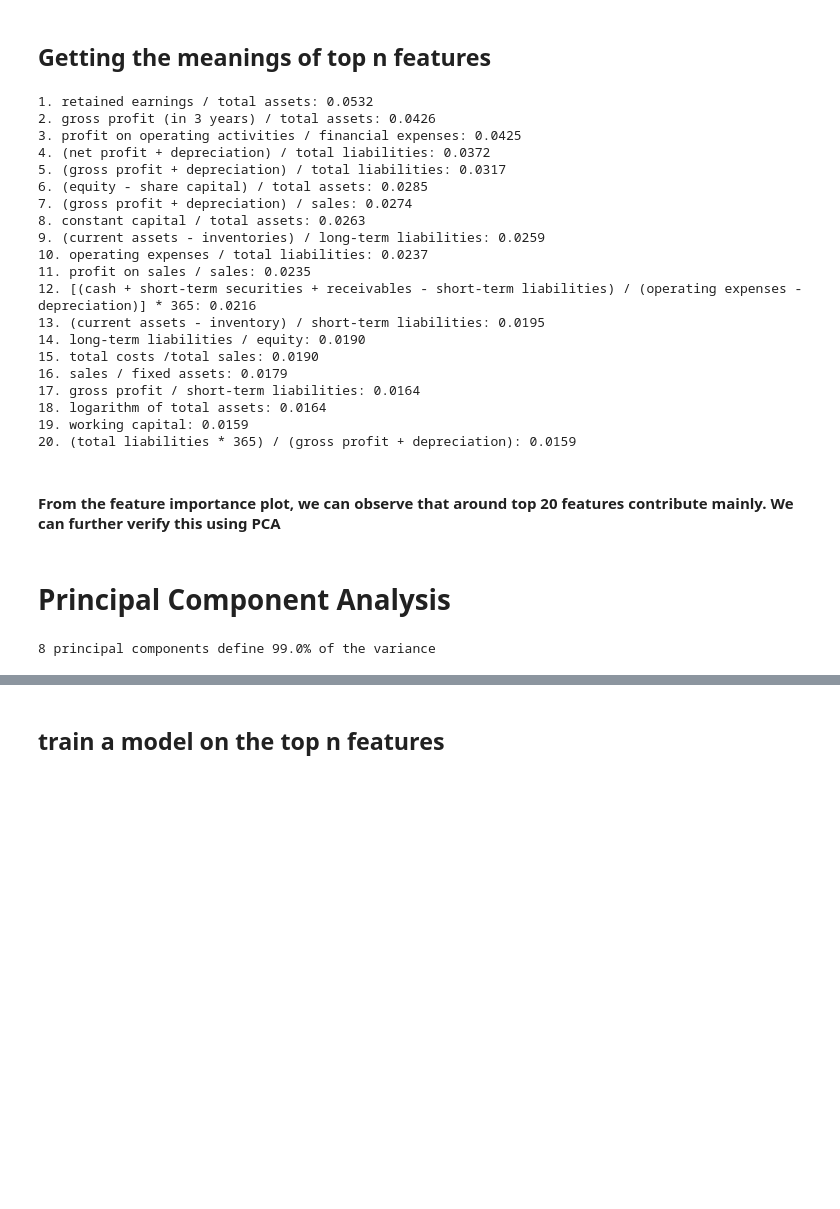
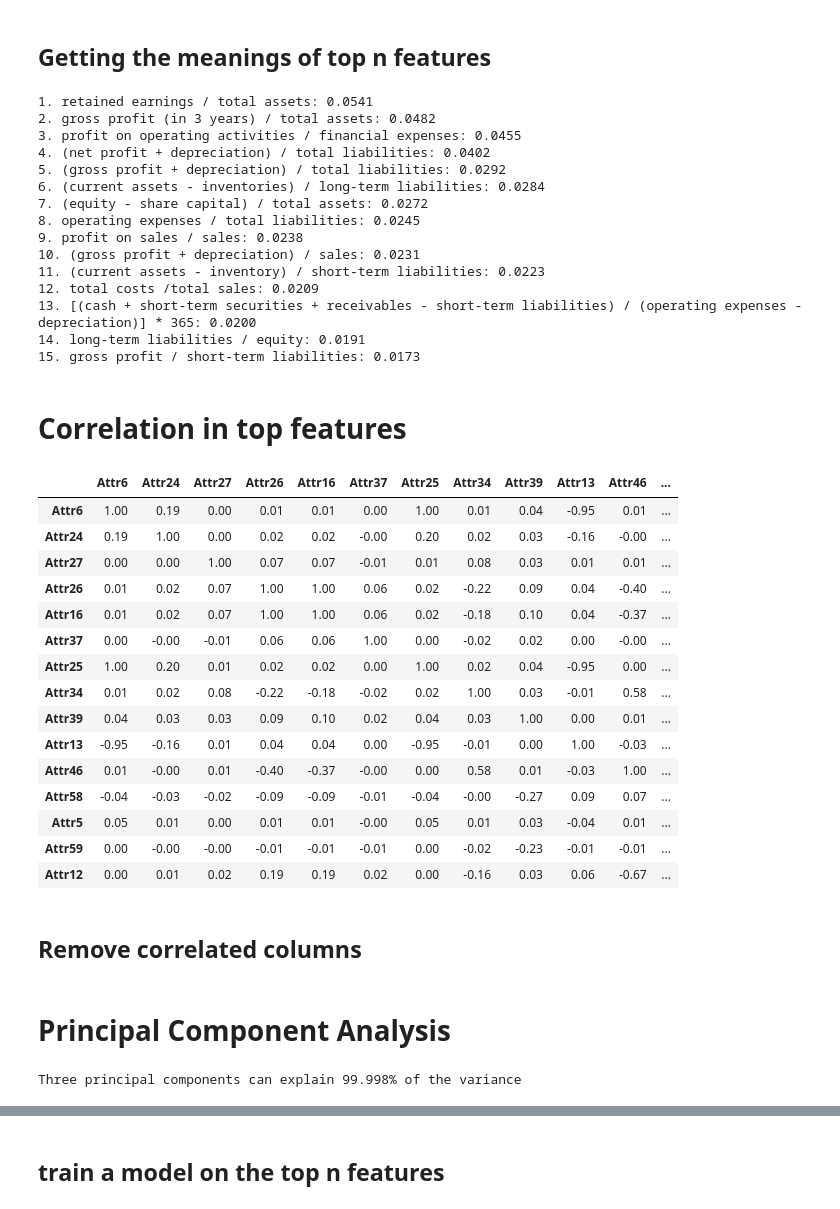
Before and after one commit to devarajphukan/bankruptcy_classification, a Jupyter notebook: explore.ipynb, the cells around one changed output, grey strips where cells are left out. Saved outputs shown, nothing was run; the diff lists cells and outputs as text; code cells hidden in the pictures; blank space fills up the shorter version.

```diff
--- a/explore.ipynb
+++ b/explore.ipynb
@@ -194,7 +209,7 @@ with open("features.txt") as f:
 # %% [markdown]
 ## Getting the meanings of top n features
 # %%
-n_top_features = 20
+n_top_features = 15
 
 top_n_feature_names = [features_dict[f].strip() for f in feature_importances.nlargest(n_top_features).index]
 top_n_features = dict(zip(top_n_feature_names, feature_importances.nlargest(n_top_features)))
@@ -204,25 +219,42 @@ for i in top_n_features.keys():
     print(f"{counter}. {i}: {top_n_features[i]:.4f}")
     counter += 1
 # %% [output]
-1. retained earnings / total assets: 0.0532
-2. gross profit (in 3 years) / total assets: 0.0426
-3. profit on operating activities / financial expenses: 0.0425
-4. (net profit + depreciation) / total liabilities: 0.0372
-5. (gross profit + depreciation) / total liabilities: 0.0317
-6. (equity - share capital) / total assets: 0.0285
-7. (gross profit + depreciation) / sales: 0.0274
-8. constant capital / total assets: 0.0263
-9. (current assets - inventories) / long-term liabilities: 0.0259
-10. operating expenses / total liabilities: 0.0237
-11. profit on sales / sales: 0.0235
-12. [(cash + short-term securities + receivables - short-term liabilities) / (operating expenses - depreciation)] * 365: 0.0216
-13. (current assets - inventory) / short-term liabilities: 0.0195
-14. long-term liabilities / equity: 0.0190
-15. total costs /total sales: 0.0190
-16. sales / fixed assets: 0.0179
-17. gross profit / short-term liabilities: 0.0164
-18. logarithm of total assets: 0.0164
-19. working capital: 0.0159
-20. (total liabilities * 365) / (gross profit + depreciation): 0.0159
+1. retained earnings / total assets: 0.0541
+2. gross profit (in 3 years) / total assets: 0.0482
+3. profit on operating activities / financial expenses: 0.0455
+4. (net profit + depreciation) / total liabilities: 0.0402
+5. (gross profit + depreciation) / total liabilities: 0.0292
+6. (current assets - inventories) / long-term liabilities: 0.0284
+7. (equity - share capital) / total assets: 0.0272
+8. operating expenses / total liabilities: 0.0245
+9. profit on sales / sales: 0.0238
+10. (gross profit + depreciation) / sales: 0.0231
+11. (current assets - inventory) / short-term liabilities: 0.0223
+12. total costs /total sales: 0.0209
+13. [(cash + short-term securities + receivables - short-term liabilities) / (operating expenses - depreciation)] * 365: 0.0200
+14. long-term liabilities / equity: 0.0191
+15. gross profit / short-term liabilities: 0.0173
-# %% [markdown]
-#### From the feature importance plot, we can observe that around top 20 features contribute mainly. We can further verify this using PCA
+# %% [markdown]
+# Correlation in top features
+# %%
+corr = X_over_sampled[feature_importances.nlargest(15).index].sample(1000).corr()
+corr.style.background_gradient().set_precision(2)
+# %% [output]
+|  | Attr6 | Attr24 | Attr27 | Attr26 | Attr16 | Attr37 | Attr25 | Attr34 | Attr39 | Attr13 | Attr46 | ... |
+| Attr6 | 1.00 | 0.19 | 0.00 | 0.01 | 0.01 | 0.00 | 1.00 | 0.01 | 0.04 | -0.95 | 0.01 | ... |
+| Attr24 | 0.19 | 1.00 | 0.00 | 0.02 | 0.02 | -0.00 | 0.20 | 0.02 | 0.03 | -0.16 | -0.00 | ... |
+| Attr27 | 0.00 | 0.00 | 1.00 | 0.07 | 0.07 | -0.01 | 0.01 | 0.08 | 0.03 | 0.01 | 0.01 | ... |
+| Attr26 | 0.01 | 0.02 | 0.07 | 1.00 | 1.00 | 0.06 | 0.02 | -0.22 | 0.09 | 0.04 | -0.40 | ... |
+| Attr16 | 0.01 | 0.02 | 0.07 | 1.00 | 1.00 | 0.06 | 0.02 | -0.18 | 0.10 | 0.04 | -0.37 | ... |
+| Attr37 | 0.00 | -0.00 | -0.01 | 0.06 | 0.06 | 1.00 | 0.00 | -0.02 | 0.02 | 0.00 | -0.00 | ... |
+| Attr25 | 1.00 | 0.20 | 0.01 | 0.02 | 0.02 | 0.00 | 1.00 | 0.02 | 0.04 | -0.95 | 0.00 | ... |
+| Attr34 | 0.01 | 0.02 | 0.08 | -0.22 | -0.18 | -0.02 | 0.02 | 1.00 | 0.03 | -0.01 | 0.58 | ... |
+| Attr39 | 0.04 | 0.03 | 0.03 | 0.09 | 0.10 | 0.02 | 0.04 | 0.03 | 1.00 | 0.00 | 0.01 | ... |
+| Attr13 | -0.95 | -0.16 | 0.01 | 0.04 | 0.04 | 0.00 | -0.95 | -0.01 | 0.00 | 1.00 | -0.03 | ... |
+| Attr46 | 0.01 | -0.00 | 0.01 | -0.40 | -0.37 | -0.00 | 0.00 | 0.58 | 0.01 | -0.03 | 1.00 | ... |
+| Attr58 | -0.04 | -0.03 | -0.02 | -0.09 | -0.09 | -0.01 | -0.04 | -0.00 | -0.27 | 0.09 | 0.07 | ... |
+| Attr5 | 0.05 | 0.01 | 0.00 | 0.01 | 0.01 | -0.00 | 0.05 | 0.01 | 0.03 | -0.04 | 0.01 | ... |
+| Attr59 | 0.00 | -0.00 | -0.00 | -0.01 | -0.01 | -0.01 | 0.00 | -0.02 | -0.23 | -0.01 | -0.01 | ... |
+| Attr12 | 0.00 | 0.01 | 0.02 | 0.19 | 0.19 | 0.02 | 0.00 | -0.16 | 0.03 | 0.06 | -0.67 | ... |
+# %% [markdown]
+## Remove correlated columns
@@ -229,11 +265,9 @@ for i in top_n_features.keys():
 # %% [markdown]
 # Principal Component Analysis
 # %%
-percentage_variance_explained = 0.99
+pca = PCA(n_components=3)
+pca_result = pca.fit_transform(X_over_sampled[important_columns])
 
-pca_pipeline = make_pipeline(StandardScaler(), PCA(percentage_variance_explained))
-pca_pipeline.fit_transform(X_over_sampled)
-
-print(f"{pca.n_components_} principal components define {percentage_variance_explained * 100}% of the variance")
+print(f"Three principal components can explain {pca.explained_variance_ratio_.sum() * 100:.3f}% of the variance")
 # %% [output]
-8 principal components define 99.0% of the variance
+Three principal components can explain 99.998% of the variance
```
Also changed, not shown: parts of 8 cells of this notebook.
